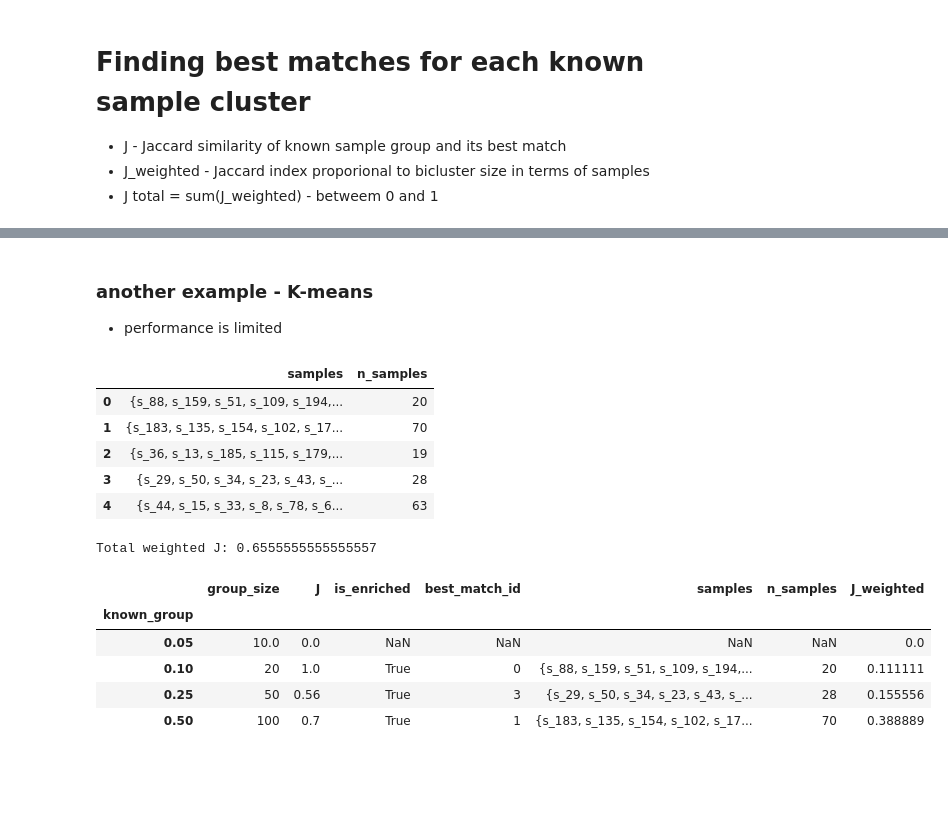
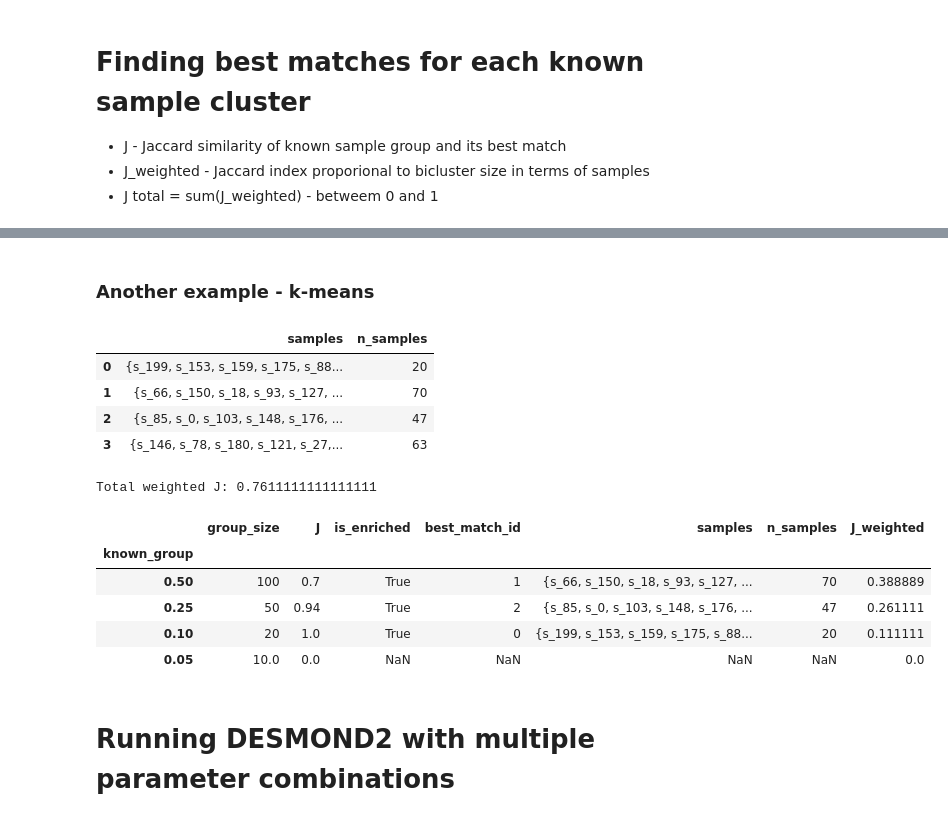
Before and after one commit to ozolotareva/unpast_paper, a Jupyter notebook: evaluation_on_simulated_data.ipynb, the cells around one changed output, grey strips where cells are left out. Drawn from its saved outputs; the diff is of its cells as text; code cells hidden in the pictures; blank space fills up the shorter version.

Commit message:
the bug in performance computation is fixed. Now a (bi)cluster may be matched only to one cluster from the ground truth set

```diff
--- a/evaluation_on_simulated_data.ipynb
+++ b/evaluation_on_simulated_data.ipynb
@@ -216,12 +216,11 @@ Total weighted J: 1.0
 # %% [markdown]
-### another example - K-means
-* performance is limited
+### Another example - k-means
 # %%
 from sklearn.cluster import KMeans
 
 exprs = pd.read_csv(exprs_file,sep = "\t",index_col=0)
 
-model = KMeans(n_clusters=5)
+model = KMeans(n_clusters=4)
 labels = model.fit_predict(exprs.T)
 
 
@@ -234,20 +233,21 @@ result2 = pd.DataFrame.from_dict(result2).T
 result2
 # %% [output]
 |  | samples | n_samples |
-| 0 | {s_88, s_159, s_51, s_109, s_194,... | 20 |
-| 1 | {s_183, s_135, s_154, s_102, s_17... | 70 |
-| 2 | {s_36, s_13, s_185, s_115, s_179,... | 19 |
-| 3 | {s_29, s_50, s_34, s_23, s_43, s_... | 28 |
-| 4 | {s_44, s_15, s_33, s_8, s_78, s_6... | 63 |
+| 0 | {s_199, s_153, s_159, s_175, s_88... | 20 |
+| 1 | {s_66, s_150, s_18, s_93, s_127, ... | 70 |
+| 2 | {s_85, s_0, s_103, s_148, s_176, ... | 47 |
+| 3 | {s_146, s_78, s_180, s_121, s_27,... | 63 |
 # %%
-best_matches2 = find_best_matches(result2,known_groups,200,FDR=0.05)
+best_matches2 = find_best_matches(result2,known_groups,all_samples,FDR=0.05)
 print("Total weighted J:",best_matches2["J_weighted"].sum())
 best_matches2
 # %% [output]
-Total weighted J: 0.6555555555555557
+Total weighted J: 0.7611111111111111
 |  | group_size | J | is_enriched | best_match_id | samples | n_samples | J_weighted |
 | known_group |  |  |  |  |  |  |  |
+| 0.50 | 100 | 0.7 | True | 1 | {s_66, s_150, s_18, s_93, s_127, ... | 70 | 0.388889 |
+| 0.25 | 50 | 0.94 | True | 2 | {s_85, s_0, s_103, s_148, s_176, ... | 47 | 0.261111 |
+| 0.10 | 20 | 1.0 | True | 0 | {s_199, s_153, s_159, s_175, s_88... | 20 | 0.111111 |
 | 0.05 | 10.0 | 0.0 | NaN | NaN | NaN | NaN | 0.0 |
-| 0.10 | 20 | 1.0 | True | 0 | {s_88, s_159, s_51, s_109, s_194,... | 20 | 0.111111 |
-| 0.25 | 50 | 0.56 | True | 3 | {s_29, s_50, s_34, s_23, s_43, s_... | 28 | 0.155556 |
-| 0.50 | 100 | 0.7 | True | 1 | {s_183, s_135, s_154, s_102, s_17... | 70 | 0.388889 |
+# %% [markdown]
+# Running DESMOND2 with multiple parameter combinations
```
Also changed, not shown: parts of 7 cells of this notebook, 1 other file.
